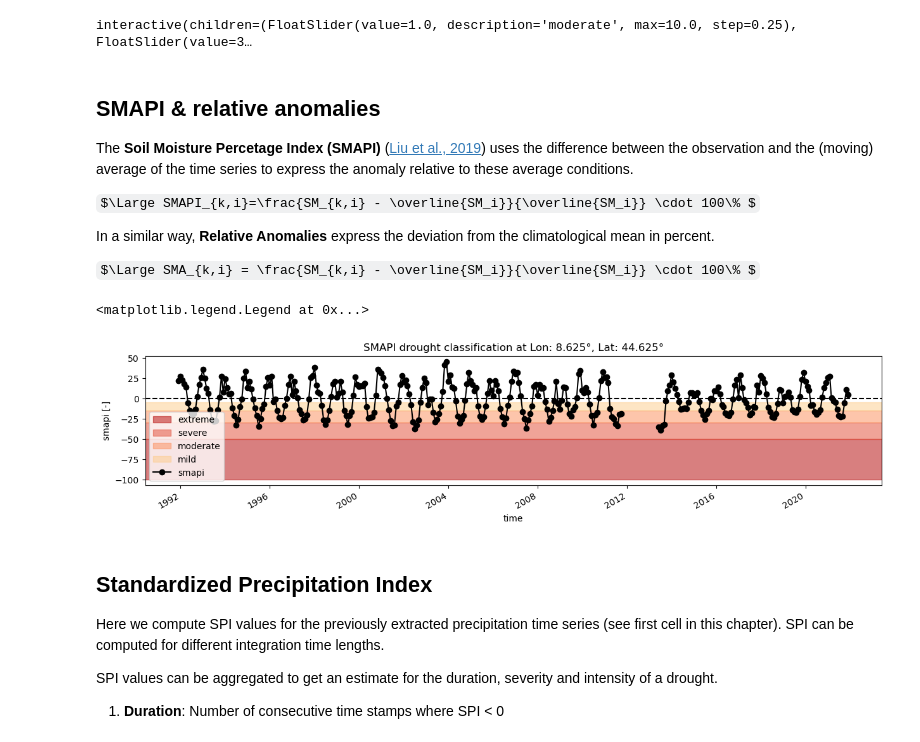
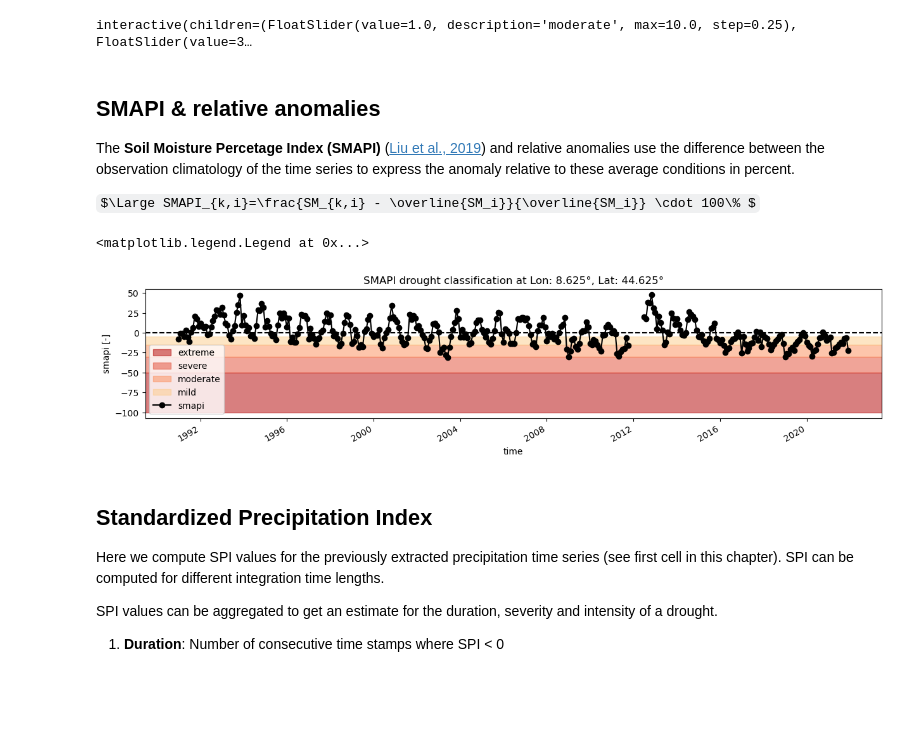
Before and after one commit to wpreimes/esa_ltc_materials, a Jupyter notebook: lecture2_droughts.ipynb, the cells around one changed output. Cells and saved outputs as stored; diff of their text form; code cells hidden in the pictures; some formulas as TeX source; blank space fills up the shorter version.

```diff
--- a/lecture2_droughts.ipynb
+++ b/lecture2_droughts.ipynb
@@ -280,33 +280,27 @@ def plot(moderate, extreme):
 interactive(children=(FloatSlider(value=1.0, description='moderate', max=10.0, step=0.25), FloatSlider(value=3…
 # %% [markdown]
 ## SMAPI & relative anomalies
-The **Soil Moisture Percetage Index (SMAPI)** ([Liu et al., 2019](https://doi.org/10.1016/j.rse.2018.10.026)) uses the difference between the observation and the (moving) average of the time series to express the anomaly relative to these average conditions.
+The **Soil Moisture Percetage Index (SMAPI)** ([Liu et al., 2019](https://doi.org/10.1016/j.rse.2018.10.026)) and relative anomalies use the difference between the observation climatology of the time series to express the anomaly relative to these average conditions in percent.
 
 $\Large SMAPI_{k,i}=\frac{SM_{k,i} - \overline{SM_i}}{\overline{SM_i}} \cdot 100\% $
-
-In a similar way, **Relative Anomalies** express the deviation from the climatological mean in percent.
-
-$\Large SMA_{k,i} = \frac{SM_{k,i} - \overline{SM_i}}{\overline{SM_i}} \cdot 100\% $
 # %%
 df = anomaly_ts.copy()
-df['rolling'] = df['soil_moisture'].rolling(12).mean()
-# df[['avg', 'soil_moisture']].plot()
 df.loc[:, 'smapi'] = (df['soil_moisture'] - df['climatology']) / df['climatology'] * 100
 bins = [-100, -50, -30, -15, -5, df.smapi.max()]
 df.loc[:,'smapi_mapped'] = pd.cut(df.smapi, bins, labels=['extreme', 'severe', 'moderate', 'mild', 'no_drought'])
 
 fig, ax = plt.subplots(1,1, figsize=(15, 3))
 ax.axhline(0, color='k', linestyle='--')
 ax.axhspan(bins[0], bins[1], color='#b30000', alpha=0.5, label='extreme')
 ax.axhspan(bins[1], bins[2], color='#e34a33', alpha=0.5, label='severe')
 ax.axhspan(bins[2], bins[3], color='#fc8d59', alpha=0.5, label='moderate')
 ax.axhspan(bins[3], bins[4], color='#fdcc8a', alpha=0.5, label='mild')
 p = df['smapi'].plot(marker='o', color='black', ax=ax, ylabel='smapi [-]',
                      title=f"SMAPI drought classification at Lon: {extracted_ts['lon']}°, Lat: {extracted_ts['lat']}°")
 plt.legend()
 # %% [output]
 <matplotlib.legend.Legend at 0x...>
-[figure, old version]
+[figure, new version]
 # %% [markdown]
 ## Standardized Precipitation Index
 
```
Also changed, not shown: 4 other files.
